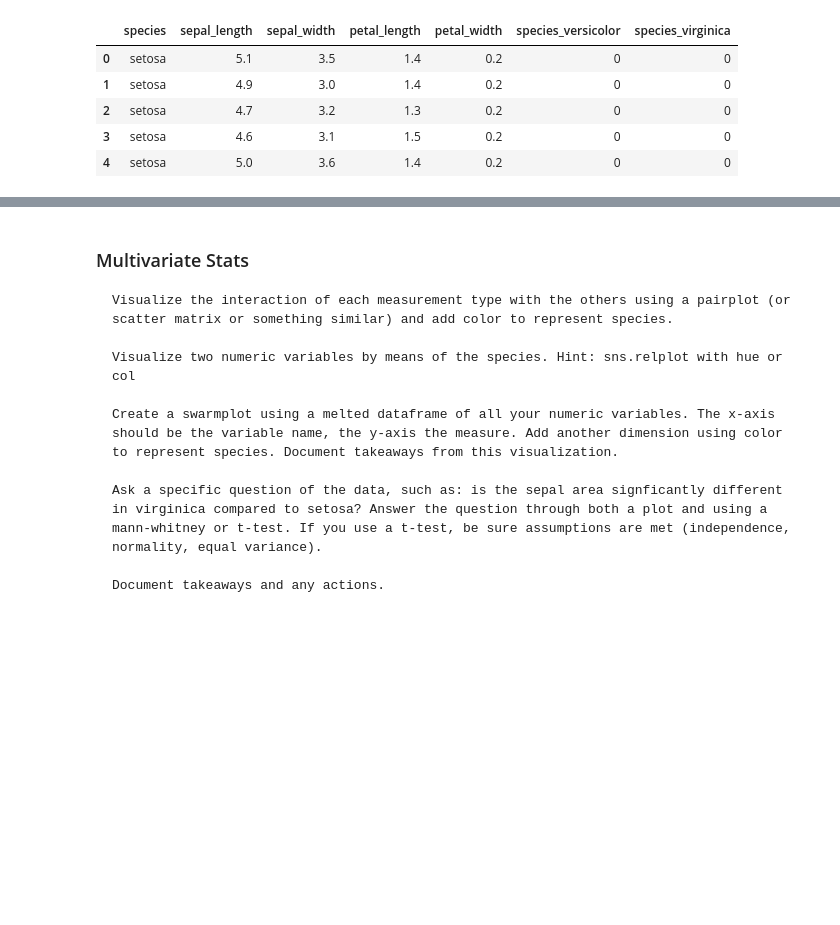
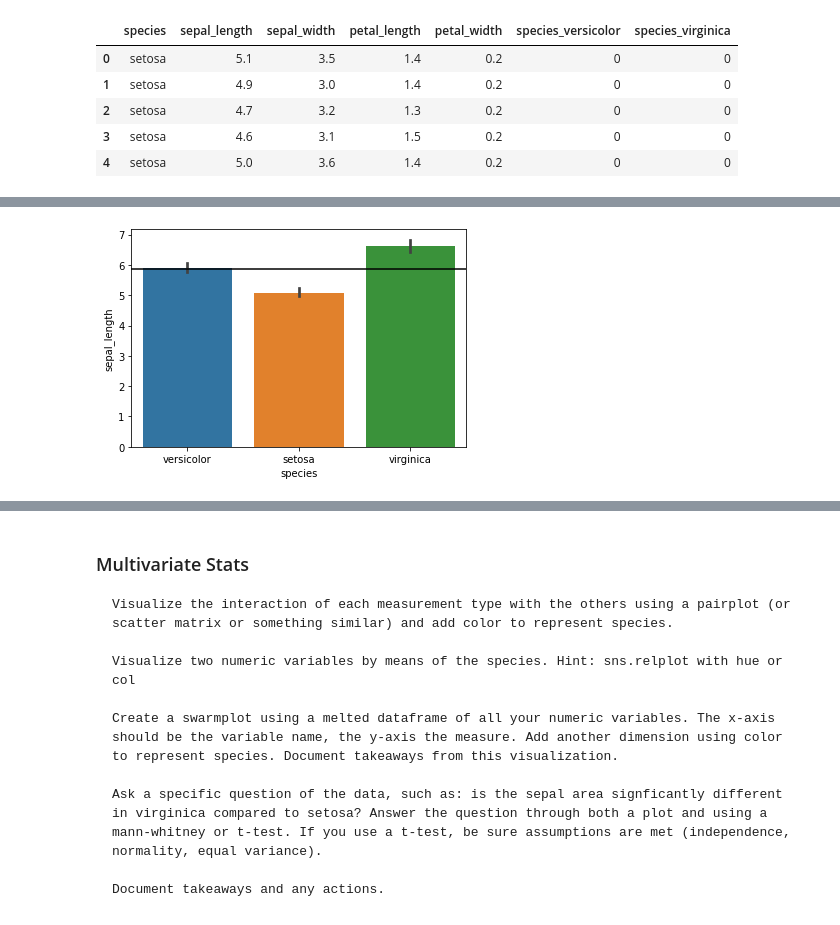
Before and after one commit to Olivert75/classification-exercises, a Jupyter notebook: classification_exercises.ipynb, the cells around one changed output, grey strips where cells are left out. Cells and saved outputs as stored; diff of their text form; code cells hidden in the pictures; blank space fills up the shorter version.

```diff
--- a/classification_exercises.ipynb
+++ b/classification_exercises.ipynb
@@ -663,0 +767,6 @@ iris_train, iris_validate, iris_test = prepare.iris_split_data(iris_prep)
+# %%
+sns.barplot(data = iris_train, y = 'sepal_length', x = 'species')
+plt.axhline(y=iris_train.sepal_length.mean(), color='black')
+plt.show()
+# %% [output]
+[figure, added]
```
Also changed, not shown: parts of 30 cells of this notebook.
